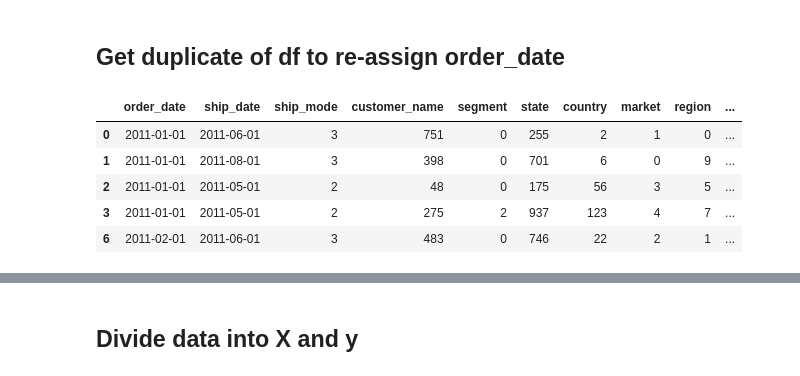
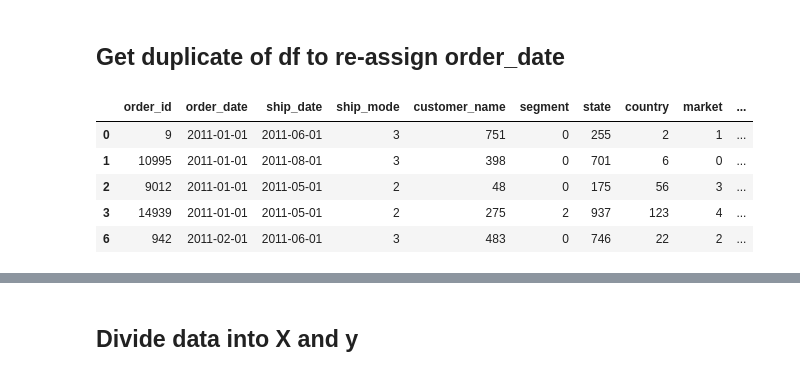
Before and after one commit to Mipjeiger/Supermarket-Sales, a Jupyter notebook: Production/EDA/01_EDA.ipynb, the cells around one changed output, grey strips where cells are left out. Saved outputs shown, nothing was run; the diff lists cells and outputs as text; code cells hidden in the pictures.

Commit message:
debugs to ensure order_id on new features within order_date to integrate with feast

```diff
--- a/Production/EDA/01_EDA.ipynb
+++ b/Production/EDA/01_EDA.ipynb
@@ -281,20 +281,20 @@ df_clean.head()
 # %%
 df_clean_features = df.copy()
 
 # Remove data isn't needed for machine learning algorithm
-df_clean_features.drop(columns=['order_id', 'product_id'], inplace=True)
+df_clean_features.drop(columns=['product_id'], inplace=True)
 
 # Encode data for cateorical features
 label_encoder_features = LabelEncoder()
 for col in df_clean_features.select_dtypes(include=['object']).columns:
     df_clean_features[col] = label_encoder_features.fit_transform(df_clean_features[col])
 
 # Show data
 df_clean_features.head()
 # %% [output]
-|  | order_date | ship_date | ship_mode | customer_name | segment | state | country | market | region | ... |
-| 0 | 2011-01-01 | 2011-06-01 | 3 | 751 | 0 | 255 | 2 | 1 | 0 | ... |
-| 1 | 2011-01-01 | 2011-08-01 | 3 | 398 | 0 | 701 | 6 | 0 | 9 | ... |
-| 2 | 2011-01-01 | 2011-05-01 | 2 | 48 | 0 | 175 | 56 | 3 | 5 | ... |
-| 3 | 2011-01-01 | 2011-05-01 | 2 | 275 | 2 | 937 | 123 | 4 | 7 | ... |
-| 6 | 2011-02-01 | 2011-06-01 | 3 | 483 | 0 | 746 | 22 | 2 | 1 | ... |
+|  | order_id | order_date | ship_date | ship_mode | customer_name | segment | state | country | market | ... |
+| 0 | 9 | 2011-01-01 | 2011-06-01 | 3 | 751 | 0 | 255 | 2 | 1 | ... |
+| 1 | 10995 | 2011-01-01 | 2011-08-01 | 3 | 398 | 0 | 701 | 6 | 0 | ... |
+| 2 | 9012 | 2011-01-01 | 2011-05-01 | 2 | 48 | 0 | 175 | 56 | 3 | ... |
+| 3 | 14939 | 2011-01-01 | 2011-05-01 | 2 | 275 | 2 | 937 | 123 | 4 | ... |
+| 6 | 942 | 2011-02-01 | 2011-06-01 | 3 | 483 | 0 | 746 | 22 | 2 | ... |
```
Also changed, not shown: parts of 3 cells of this notebook, 1 other file.
